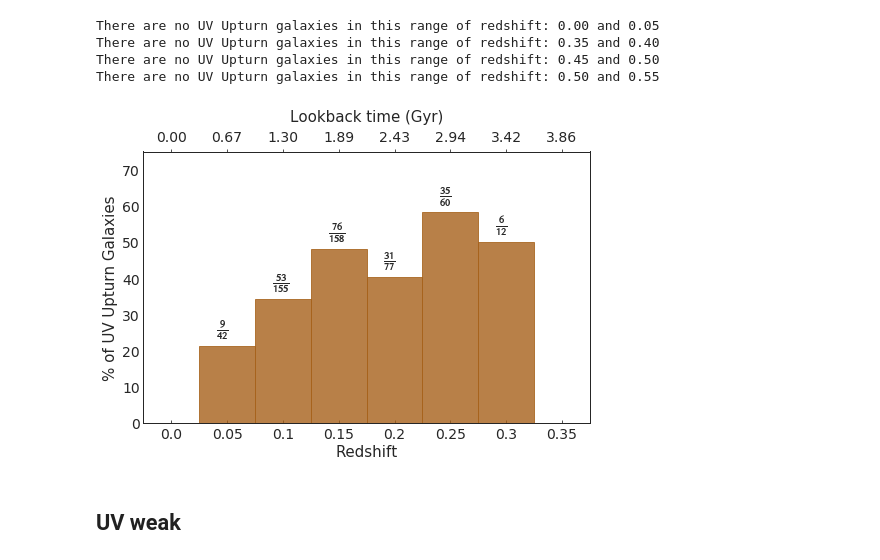
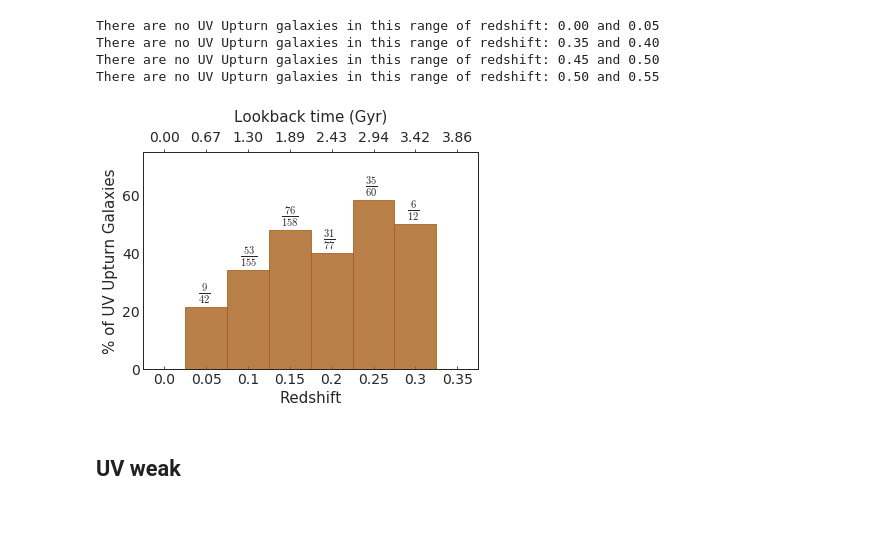
Before and after one commit to mdastro/UVupturn-RSGs, a Jupyter notebook: CatAnalysis/CatAnalysis_Part02.ipynb, the cells around one changed output. Cells and saved outputs as stored; diff of their text form; code cells hidden in the pictures; blank space fills up the shorter version.

```diff
--- a/CatAnalysis/CatAnalysis_Part02.ipynb
+++ b/CatAnalysis/CatAnalysis_Part02.ipynb
@@ -145,15 +145,23 @@ new_bins = []
 for i in range(bins.size):
     new_bins.append(round(bins[i],2))
 new_bins = np.array(new_bins)
+# %%
+plotpars = {'axes.linewidth': 1.,
+            'axes.labelsize': 18,
+            'xtick.labelsize': 18,
+            'ytick.labelsize': 18,
+            'legend.framealpha': 0.6,
+            'legend.loc': 'upper right',
+            'legend.fontsize': 12,
+#             'mathtext.fontset': 'cm',
+            'font.fantasy': 'xkcd',
+            }
 # %%
 n_groups = bins.size
 index = np.arange(1,n_groups,1)
-sns.set_style('white')
-plt.rcParams["axes.edgecolor"] = "0.15"
-plt.rcParams["axes.linewidth"] = 1.
-plt.rcParams['mathtext.fontset'] = u'stixsans'
-# plt.rcParams['xtick.bottom'] = True
-fig, ax1 = plt.subplots(figsize=(8,5))
+# plt.rcParams['mathtext.fontset'] = u'stixsans'
+fig, ax1 = plt.subplots()
+plt.rcParams.update(plotpars)
 
 # main bar plot:
 plt.bar(index[idx_nonzero], ratio_uvup_redseq[idx_nonzero], width=1., alpha=0.8, color='#a6611a', edgecolor='#a6611a')
@@ -162,34 +170,34 @@ plt.bar(index[idx_nonzero], ratio_uvup_redseq[idx_nonzero], width=1., alpha=0.8,
 for i in range(bins[idx_nonzero].size):
     plt.text(index[i+1]-0.2, ratio_uvup_redseq[i+1]+3.5, r"$\mathrm{\mathbf{\frac{%4d}{%4d}}}$" %
              (z_uv[i+1], z_rs[i+1]), fontsize=15)
 
 # overall main settings
 plt.xticks(index, new_bins)
 plt.ylabel("% of UV Upturn Galaxies", fontsize=15)
 plt.xlabel("Redshift", fontsize=15)
 plt.tick_params('both', labelsize='14', which='major', direction='in')
 plt.xlim(0.5, bins[idx_nonzero].size+2.5) # <--------------
 plt.ylim(0, 75)
 # plt.tick_params(axis='x',which='minor', bottom='on')
 
 # upper x axis --  lookback time
 def lbtime_tick_function(z):
     lbtime = adopted_cosmology.lookback_time(z).value
     return ["%.2f" % i for i in lbtime]
 
 ax2 = ax1.twiny()
 ax2.set_xticks(ax1.get_xticks())
 ax2.set_xlabel(r"Lookback time (Gyr)", fontsize=15, labelpad=9.)
 ax2.tick_params('both', labelsize='14')
 ax2.set_xticklabels(lbtime_tick_function(bins))
 ax2.set_xlim(ax1.get_xlim())
 # ax2.tick_params(axis='x',which='minor', )
 # plt.grid(alpha=0.1, color='black' ,linestyle='-.')
 plt.savefig('../../Figs/g2_barplot_uvred.pdf')
 plt.savefig('../../Figs/g2_barplot_uvred.png')
 plt.show()
 # %% [output]
-[figure, old version]
+[figure, new version]
 # %% [markdown]
 ## UV weak
 # %%
```
Also changed, not shown: parts of 9 cells of this notebook, 2 other files.
